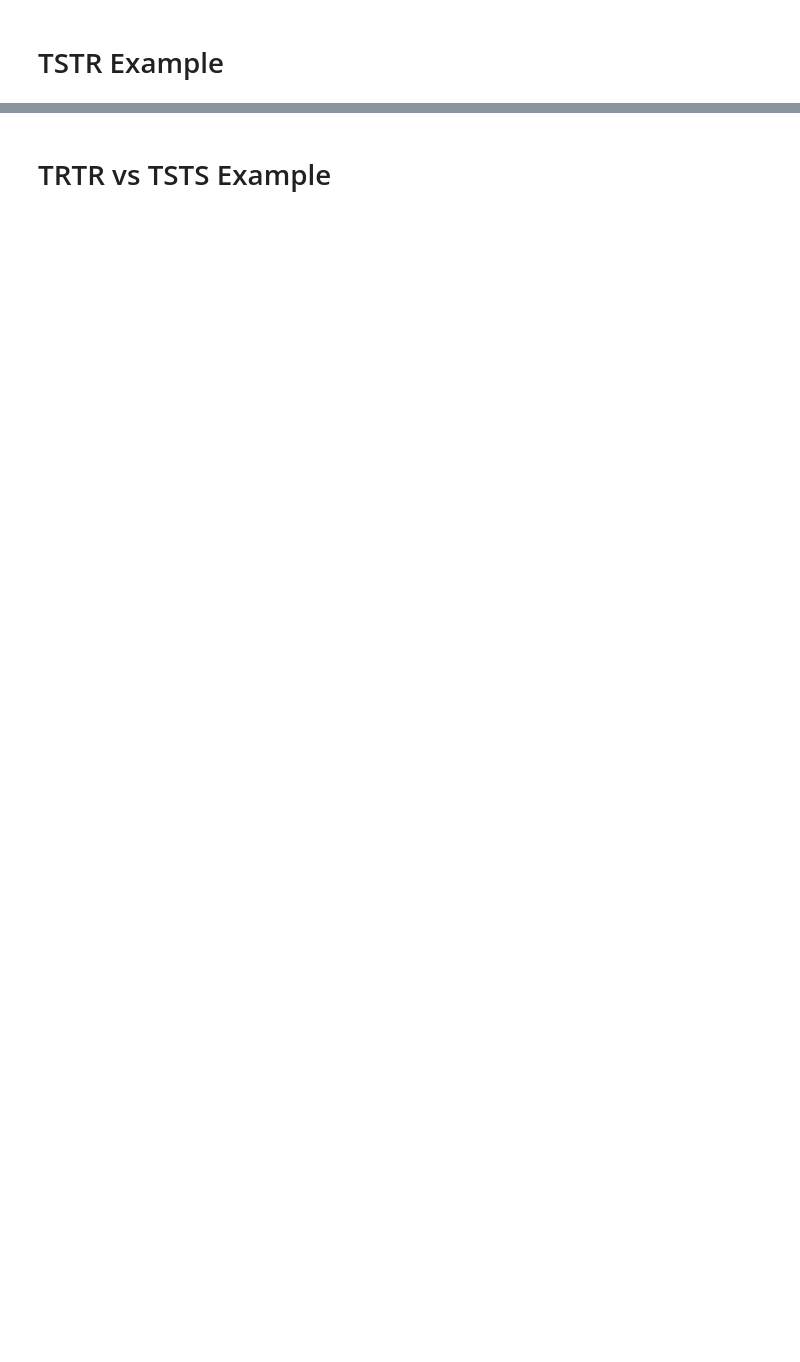
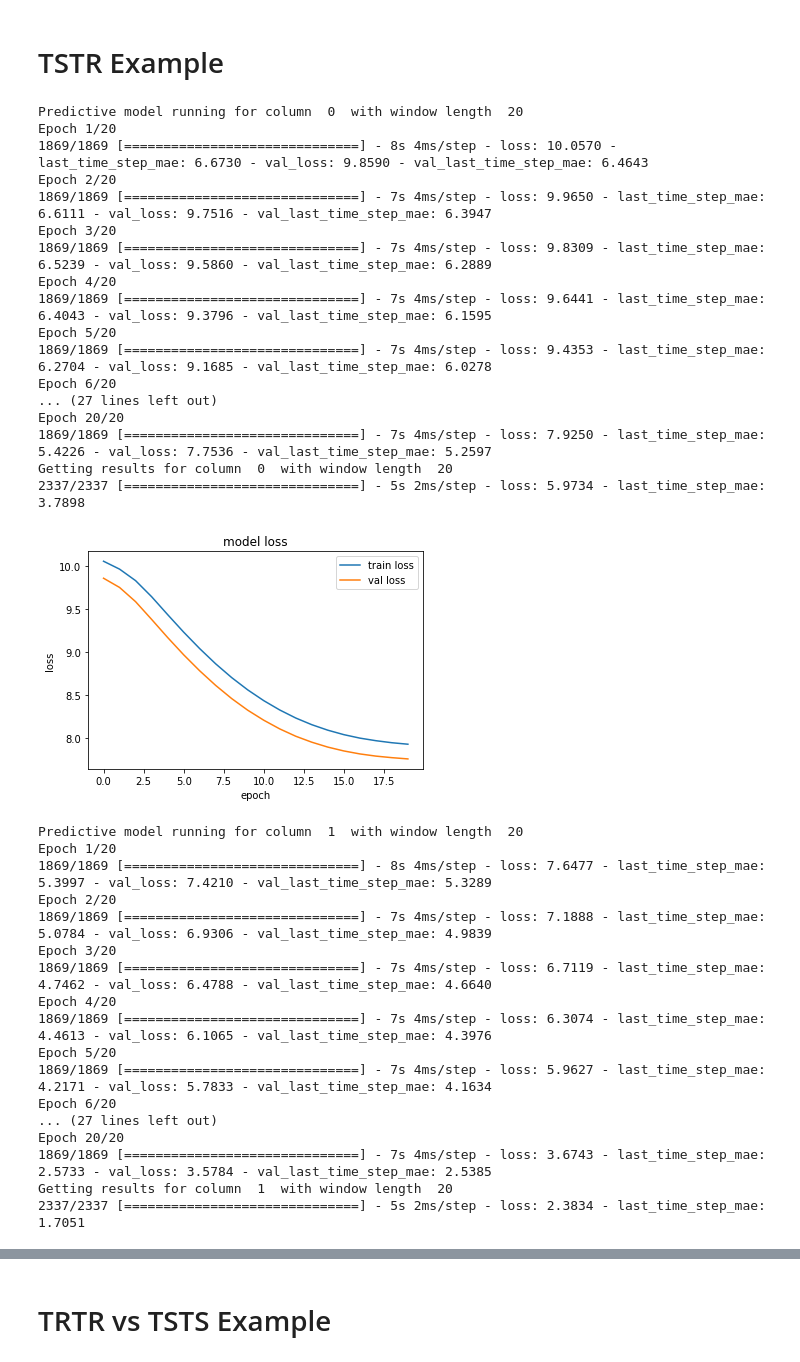
Before and after one commit to noo-rashbass/synthetic-data-service, a Jupyter notebook: Evaluation/predictive_model_PROGRESS_Lulu.ipynb, the cells around one changed output, grey strips where cells are left out. Cells and saved outputs as stored; diff of their text form; code cells hidden in the pictures; blank space fills up the shorter version.

```diff
--- a/Evaluation/predictive_model_PROGRESS_Lulu.ipynb
+++ b/Evaluation/predictive_model_PROGRESS_Lulu.ipynb
@@ -252,4 +250,40 @@ TRTS_results
 # %% [markdown]
 # TSTR Example
 # %%
-TSTR = predictive_train_test(gen_set, ori_set, windows=[20,20,20,20,20], epochs=20)
+TSTR_results, TSTR_histories = predictive_train_test(gen_set, ori_set, windows=[20,20,20,20,20], epochs=20)
+# %% [output]
+Predictive model running for column  0  with window length  20
+Epoch 1/20
+1869/1869 [==============================] - 8s 4ms/step - loss: 10.0570 - last_time_step_mae: 6.6730 - val_loss: 9.8590 - val_last_time_step_mae: 6.4643
+Epoch 2/20
+1869/1869 [==============================] - 7s 4ms/step - loss: 9.9650 - last_time_step_mae: 6.6111 - val_loss: 9.7516 - val_last_time_step_mae: 6.3947
+Epoch 3/20
+1869/1869 [==============================] - 7s 4ms/step - loss: 9.8309 - last_time_step_mae: 6.5239 - val_loss: 9.5860 - val_last_time_step_mae: 6.2889
+Epoch 4/20
+1869/1869 [==============================] - 7s 4ms/step - loss: 9.6441 - last_time_step_mae: 6.4043 - val_loss: 9.3796 - val_last_time_step_mae: 6.1595
+Epoch 5/20
+1869/1869 [==============================] - 7s 4ms/step - loss: 9.4353 - last_time_step_mae: 6.2704 - val_loss: 9.1685 - val_last_time_step_mae: 6.0278
+Epoch 6/20
+... (27 lines left out)
+Epoch 20/20
+1869/1869 [==============================] - 7s 4ms/step - loss: 7.9250 - last_time_step_mae: 5.4226 - val_loss: 7.7536 - val_last_time_step_mae: 5.2597
+Getting results for column  0  with window length  20
+2337/2337 [==============================] - 5s 2ms/step - loss: 5.9734 - last_time_step_mae: 3.7898
+[figure, added]
+Predictive model running for column  1  with window length  20
+Epoch 1/20
+1869/1869 [==============================] - 8s 4ms/step - loss: 7.6477 - last_time_step_mae: 5.3997 - val_loss: 7.4210 - val_last_time_step_mae: 5.3289
+Epoch 2/20
+1869/1869 [==============================] - 7s 4ms/step - loss: 7.1888 - last_time_step_mae: 5.0784 - val_loss: 6.9306 - val_last_time_step_mae: 4.9839
+Epoch 3/20
+1869/1869 [==============================] - 7s 4ms/step - loss: 6.7119 - last_time_step_mae: 4.7462 - val_loss: 6.4788 - val_last_time_step_mae: 4.6640
+Epoch 4/20
+1869/1869 [==============================] - 7s 4ms/step - loss: 6.3074 - last_time_step_mae: 4.4613 - val_loss: 6.1065 - val_last_time_step_mae: 4.3976
+Epoch 5/20
+1869/1869 [==============================] - 7s 4ms/step - loss: 5.9627 - last_time_step_mae: 4.2171 - val_loss: 5.7833 - val_last_time_step_mae: 4.1634
+Epoch 6/20
+... (27 lines left out)
+Epoch 20/20
+1869/1869 [==============================] - 7s 4ms/step - loss: 3.6743 - last_time_step_mae: 2.5733 - val_loss: 3.5784 - val_last_time_step_mae: 2.5385
+Getting results for column  1  with window length  20
+2337/2337 [==============================] - 5s 2ms/step - loss: 2.3834 - last_time_step_mae: 1.7051
```
Also changed, not shown: parts of 10 cells of this notebook.
